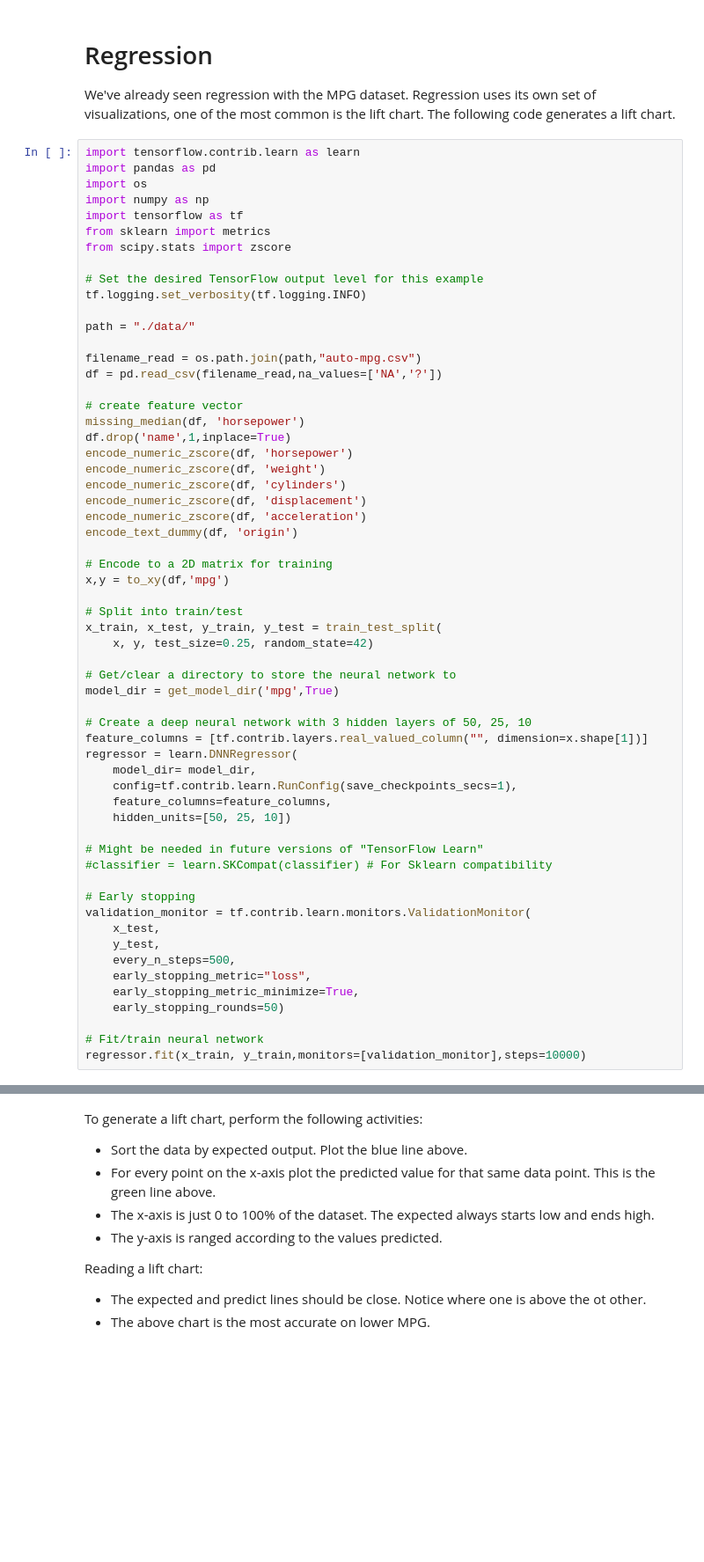
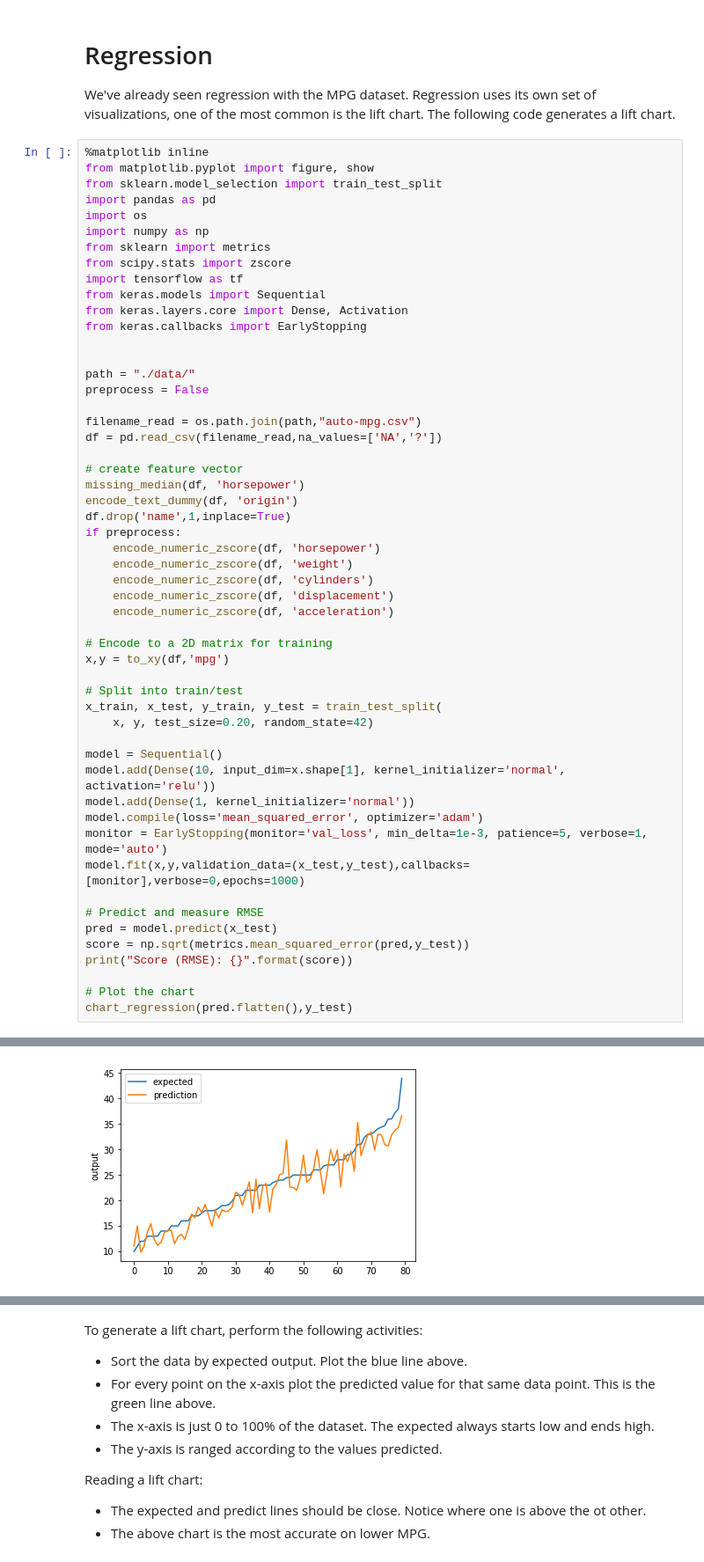
Before and after one commit to jeffheaton/t81_558_deep_learning, a Jupyter notebook: t81_558_class4_class_reg.ipynb, the cells around one changed output, grey strips where cells are left out. Shown at 88% size. Cells and saved outputs as stored; diff of their text form; blank space fills up the shorter version.

Commit message:
Updates, through class 8, for Keras

```diff
--- a/t81_558_class4_class_reg.ipynb
+++ b/t81_558_class4_class_reg.ipynb
@@ -459,62 +430,56 @@ See the strong diagonal?  Iris is easy.  See the light blue near the bottom?  So
 
 We've already seen regression with the MPG dataset.  Regression uses its own set of visualizations, one of the most common is the lift chart.  The following code generates a lift chart.
 # %%
-import tensorflow.contrib.learn as learn
+%matplotlib inline
+from matplotlib.pyplot import figure, show
+from sklearn.model_selection import train_test_split
 import pandas as pd
 import os
 import numpy as np
-import tensorflow as tf
 from sklearn import metrics
 from scipy.stats import zscore
+import tensorflow as tf
+from keras.models import Sequential
+from keras.layers.core import Dense, Activation
+from keras.callbacks import EarlyStopping
 
-# Set the desired TensorFlow output level for this example
-tf.logging.set_verbosity(tf.logging.INFO)
 
 path = "./data/"
+preprocess = False
 
 filename_read = os.path.join(path,"auto-mpg.csv")
 df = pd.read_csv(filename_read,na_values=['NA','?'])
 
 # create feature vector
 missing_median(df, 'horsepower')
+encode_text_dummy(df, 'origin')
 df.drop('name',1,inplace=True)
-encode_numeric_zscore(df, 'horsepower')
-encode_numeric_zscore(df, 'weight')
-encode_numeric_zscore(df, 'cylinders')
-encode_numeric_zscore(df, 'displacement')
-encode_numeric_zscore(df, 'acceleration')
-encode_text_dummy(df, 'origin')
+if preprocess:
+    encode_numeric_zscore(df, 'horsepower')
+    encode_numeric_zscore(df, 'weight')
+    encode_numeric_zscore(df, 'cylinders')
+    encode_numeric_zscore(df, 'displacement')
+    encode_numeric_zscore(df, 'acceleration')
 
 # Encode to a 2D matrix for training
 x,y = to_xy(df,'mpg')
 
 # Split into train/test
 x_train, x_test, y_train, y_test = train_test_split(
-    x, y, test_size=0.25, random_state=42)
+    x, y, test_size=0.20, random_state=42)
 
-# Get/clear a directory to store the neural network to
-model_dir = get_model_dir('mpg',True)
+model = Sequential()
+model.add(Dense(10, input_dim=x.shape[1], kernel_initializer='normal', activation='relu'))
+model.add(Dense(1, kernel_initializer='normal'))
+model.compile(loss='mean_squared_error', optimizer='adam')
+monitor = EarlyStopping(monitor='val_loss', min_delta=1e-3, patience=5, verbose=1, mode='auto')
+model.fit(x,y,validation_data=(x_test,y_test),callbacks=[monitor],verbose=0,epochs=1000)
 
-# Create a deep neural network with 3 hidden layers of 50, 25, 10
-feature_columns = [tf.contrib.layers.real_valued_column("", dimension=x.shape[1])]
-regressor = learn.DNNRegressor(
-    model_dir= model_dir,
-    config=tf.contrib.learn.RunConfig(save_checkpoints_secs=1),
-    feature_columns=feature_columns,
-    hidden_units=[50, 25, 10])
+# Predict and measure RMSE
+pred = model.predict(x_test)
+score = np.sqrt(metrics.mean_squared_error(pred,y_test))
+print("Score (RMSE): {}".format(score))
 
-# Might be needed in future versions of "TensorFlow Learn"
-#classifier = learn.SKCompat(classifier) # For Sklearn compatibility
-
-# Early stopping
-validation_monitor = tf.contrib.learn.monitors.ValidationMonitor(
-    x_test,
-    y_test,
-    every_n_steps=500,
-    early_stopping_metric="loss",
-    early_stopping_metric_minimize=True,
-    early_stopping_rounds=50)
-
-# Fit/train neural network
-regressor.fit(x_train, y_train,monitors=[validation_monitor],steps=10000)
+# Plot the chart
+chart_regression(pred.flatten(),y_test)
 # %% [output]
@@ -538,0 +488 @@ DNNRegressor(optimizer=None, hidden_units=[50, 25, 10], feature_columns=[_RealVa
+[figure, added]
```
Also changed, not shown: parts of 8 cells of this notebook, 7 other files.
